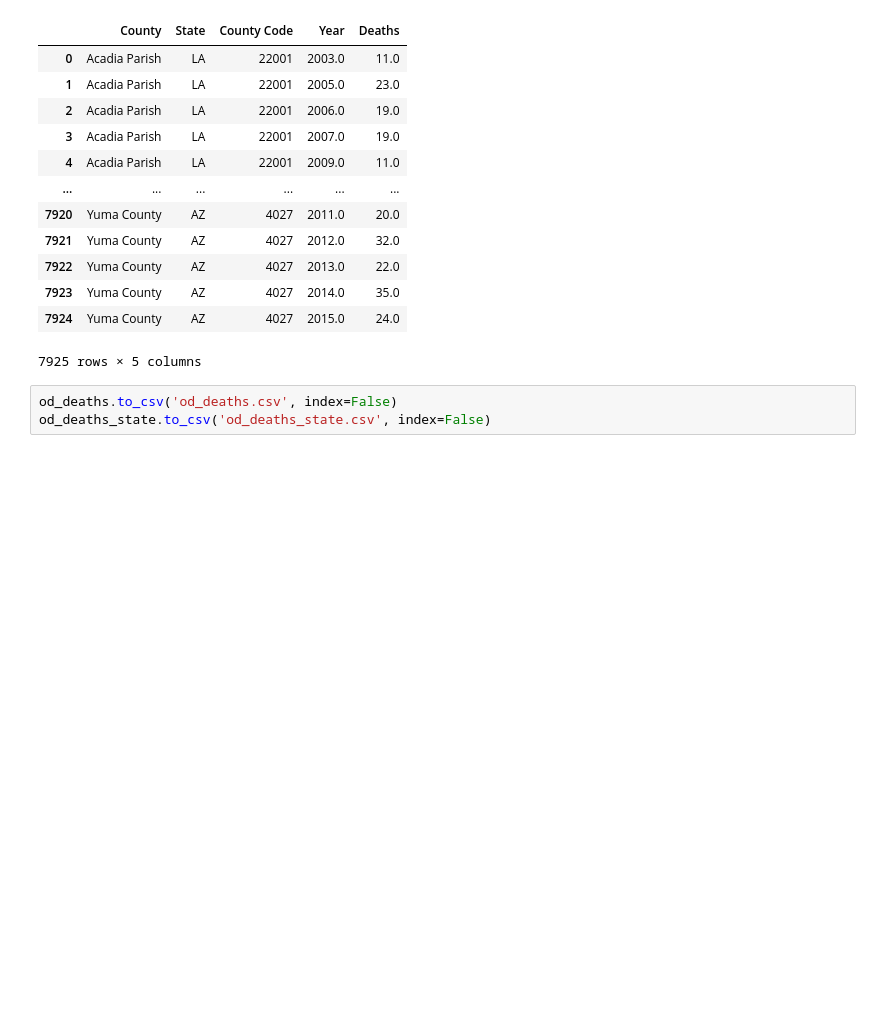
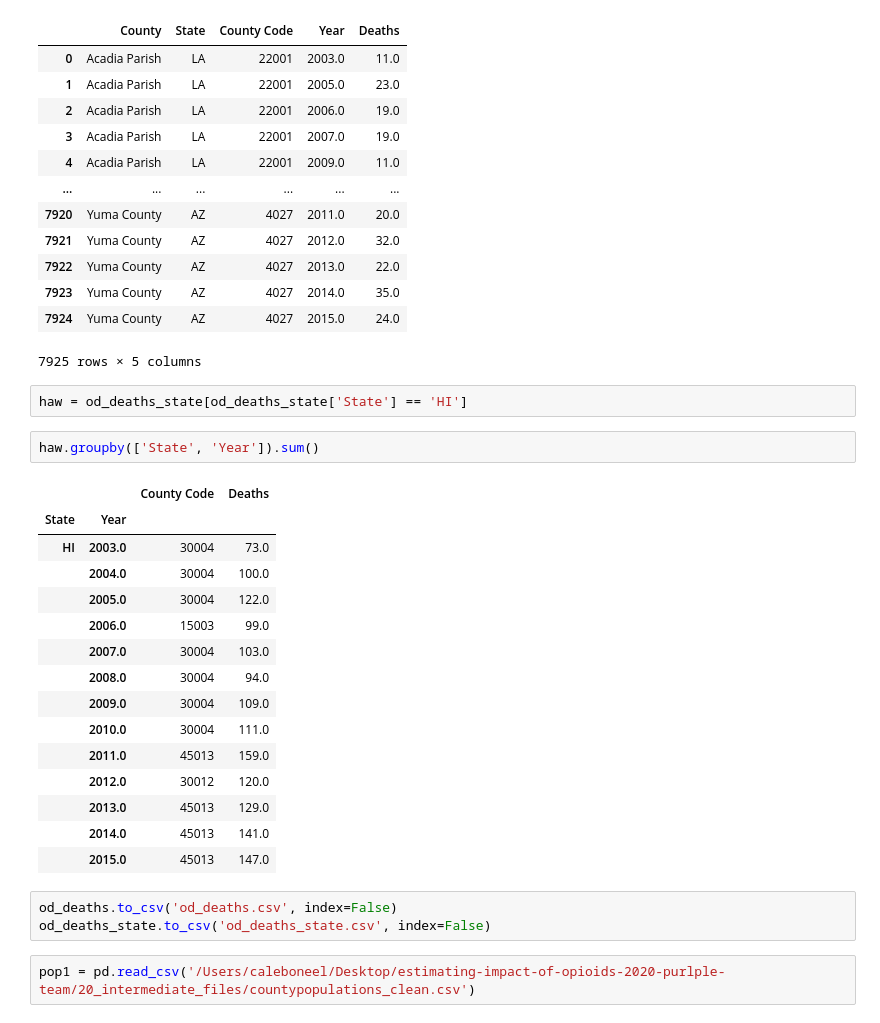
Before and after one commit to TommyTseng1129/Impact-Estimation-of-Opioid-Control-Policies, a Jupyter notebook: 10_code/VitalityData.ipynb, the cells around one changed output. Saved outputs shown, nothing was run; the diff lists cells and outputs as text; blank space fills up the shorter version.

```diff
--- a/10_code/VitalityData.ipynb
+++ b/10_code/VitalityData.ipynb
@@ -627,6 +627,28 @@ od_deaths_state
 | 7923 | Yuma County | AZ | 4027 | 2014.0 | 35.0 |
 | 7924 | Yuma County | AZ | 4027 | 2015.0 | 24.0 |
 7925 rows × 5 columns
+# %%
+haw = od_deaths_state[od_deaths_state['State'] == 'HI']
+# %%
+haw.groupby(['State', 'Year']).sum()
+# %% [output]
+|  |  | County Code | Deaths |
+| State | Year |  |  |
+| HI | 2003.0 | 30004 | 73.0 |
+|  | 2004.0 | 30004 | 100.0 |
+|  | 2005.0 | 30004 | 122.0 |
+|  | 2006.0 | 15003 | 99.0 |
+|  | 2007.0 | 30004 | 103.0 |
+|  | 2008.0 | 30004 | 94.0 |
+|  | 2009.0 | 30004 | 109.0 |
+|  | 2010.0 | 30004 | 111.0 |
+|  | 2011.0 | 45013 | 159.0 |
+|  | 2012.0 | 30012 | 120.0 |
+|  | 2013.0 | 45013 | 129.0 |
+|  | 2014.0 | 45013 | 141.0 |
+|  | 2015.0 | 45013 | 147.0 |
 # %%
 od_deaths.to_csv('od_deaths.csv', index=False)
 od_deaths_state.to_csv('od_deaths_state.csv', index=False)
+# %%
+pop1 = pd.read_csv('/Users/caleboneel/Desktop/estimating-impact-of-opioids-2020-purlple-team/20_intermediate_files/countypopulations_clean.csv')
```
Also changed, not shown: parts of 6 cells of this notebook, 1 other file.
